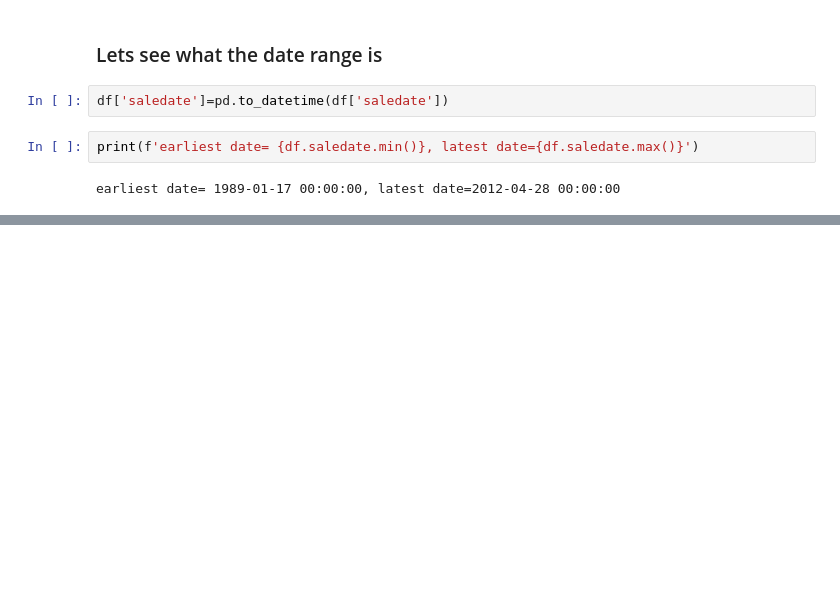
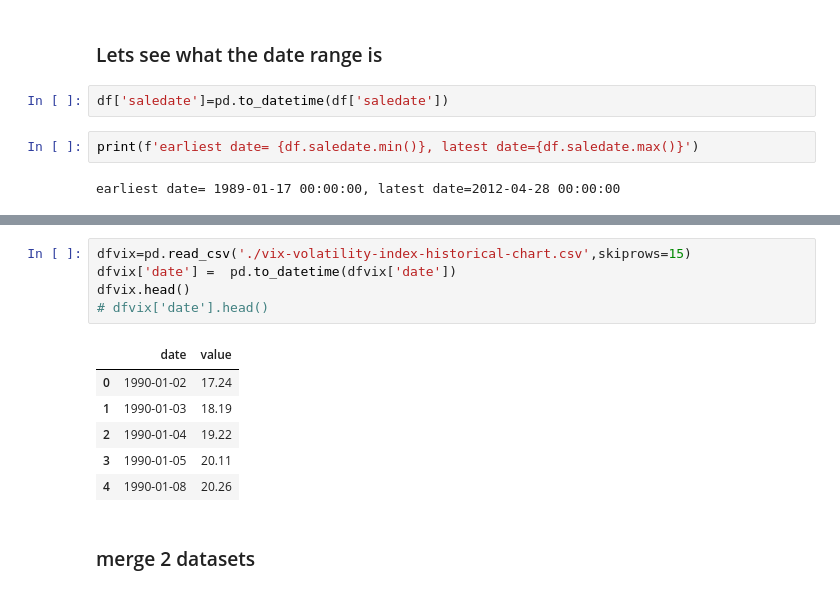
Before and after one commit to CNUClasses/DATA301_CODE, a Jupyter notebook: homework/bigiron.ipynb, the cells around one changed output, grey strips where cells are left out. Drawn from its saved outputs; the diff is of its cells as text; blank space fills up the shorter version.

```diff
--- a/homework/bigiron.ipynb
+++ b/homework/bigiron.ipynb
@@ -152,0 +98,14 @@ dtype: int64
+# %%
+dfvix=pd.read_csv('./vix-volatility-index-historical-chart.csv',skiprows=15)
+dfvix['date'] =  pd.to_datetime(dfvix['date'])
+dfvix.head()
+# dfvix['date'].head()
+# %% [output]
+|  | date | value |
+| 0 | 1990-01-02 | 17.24 |
+| 1 | 1990-01-03 | 18.19 |
+| 2 | 1990-01-04 | 19.22 |
+| 3 | 1990-01-05 | 20.11 |
+| 4 | 1990-01-08 | 20.26 |
+# %% [markdown]
+### merge 2 datasets
```
Also changed, not shown: parts of 81 cells of this notebook, 1 other file.
